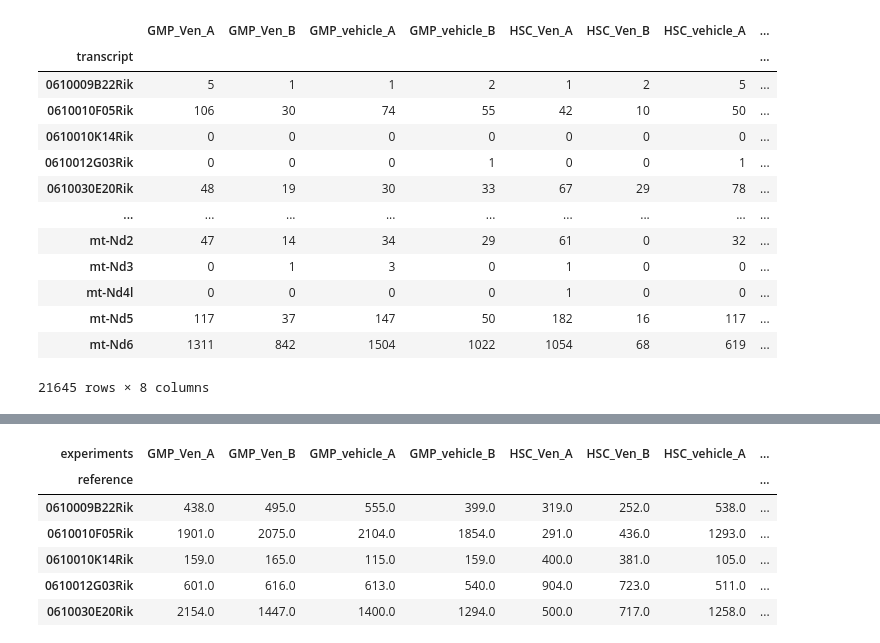
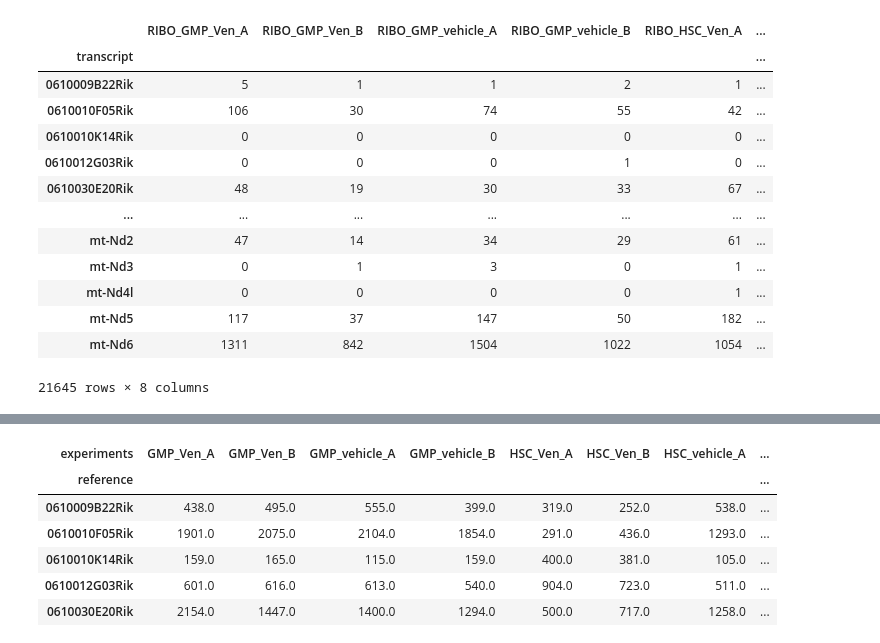
Before and after one commit to reikostachibana/riboseq, a Jupyter notebook: ribopy.ipynb, the cells around one changed output, grey strips where cells are left out. Drawn from its saved outputs; the diff is of its cells as text; code cells hidden in the pictures.

```diff
--- a/ribopy.ipynb
+++ b/ribopy.ipynb
@@ -8,3 +8,21 @@ from ribopy.core.get_gadgets import get_region_boundaries, get_reference_names
 # %%
 ribo_path   = "all.ribo"
 ribo_object = Ribo(ribo_path, alias = ribopy.api.alias.apris_human_alias)
+# %%
+# 21-mers
+lengths_filter_21 = {"GMP_Ven_A": [20, 29], "GMP_Ven_B": [20, 29], "GMP_vehicle_A": [20, 29], "GMP_vehicle_B": [20, 29],
+                     "HSC_Ven_A": [20, 30], "HSC_Ven_B": [20, 29], "HSC_vehicle_A": [20, 29], "HSC_vehicle_B": [20, 29]}
+for exp in ribo_object.experiments:
+    min_len, max_len = lengths_filter_21[exp]
+    ribo_counts_21 = ribo_object.get_region_counts(experiments=ribo_object.experiments,
+                                                   region_name="CDS",
+                                                   range_lower=min_len,
+                                                   range_upper=max_len,
+                                                   sum_references=False,
+                                                   alias=True)
+ribo_counts_21 = ribo_counts_21.sort_index(axis=0)
+ribo_counts_21.index = ribo_counts_21.index.str.replace(r'-\d+$', '', regex=True)
+ribo_counts_21 = ribo_counts_21.groupby(ribo_counts_21.index).sum()
+ribo_counts_21 = ribo_counts_21.rename(columns=lambda x: 'RIBO_' + x + '_21')
+ribo_counts_21
+# ribo_counts.sum()
@@ -11,30 +44,31 @@ ribo_object = Ribo(ribo_path, alias = ribopy.api.alias.apris_human_alias)
 # %%
 lengths_filter = {"GMP_Ven_A": [30, 38], "GMP_Ven_B": [26, 39], "GMP_vehicle_A": [29, 38], "GMP_vehicle_B": [29, 37],
                   "HSC_Ven_A": [30, 39], "HSC_Ven_B": [25, 39], "HSC_vehicle_A": [28, 37], "HSC_vehicle_B": [28, 37]}
 for exp in ribo_object.experiments:
     min_len, max_len = lengths_filter[exp]
     ribo_counts = ribo_object.get_region_counts(experiments=ribo_object.experiments,
                                                 region_name="CDS",
                                                 range_lower=min_len,
                                                 range_upper=max_len,
                                                 sum_references=False,
                                                 alias=True)
 ribo_counts = ribo_counts.sort_index(axis=0)
 ribo_counts.index = ribo_counts.index.str.replace(r'-\d+$', '', regex=True)
 ribo_counts = ribo_counts.groupby(ribo_counts.index).sum()
+ribo_counts = ribo_counts.rename(columns=lambda x: 'RIBO_' + x)
 ribo_counts
 # %% [output]
-|  | GMP_Ven_A | GMP_Ven_B | GMP_vehicle_A | GMP_vehicle_B | HSC_Ven_A | HSC_Ven_B | HSC_vehicle_A | ... |
-| transcript |  |  |  |  |  |  |  | ... |
-| 0610009B22Rik | 5 | 1 | 1 | 2 | 1 | 2 | 5 | ... |
-| 0610010F05Rik | 106 | 30 | 74 | 55 | 42 | 10 | 50 | ... |
-| 0610010K14Rik | 0 | 0 | 0 | 0 | 0 | 0 | 0 | ... |
-| 0610012G03Rik | 0 | 0 | 0 | 1 | 0 | 0 | 1 | ... |
-| 0610030E20Rik | 48 | 19 | 30 | 33 | 67 | 29 | 78 | ... |
-| ... | ... | ... | ... | ... | ... | ... | ... | ... |
-| mt-Nd2 | 47 | 14 | 34 | 29 | 61 | 0 | 32 | ... |
-| mt-Nd3 | 0 | 1 | 3 | 0 | 1 | 0 | 0 | ... |
-| mt-Nd4l | 0 | 0 | 0 | 0 | 1 | 0 | 0 | ... |
-| mt-Nd5 | 117 | 37 | 147 | 50 | 182 | 16 | 117 | ... |
-| mt-Nd6 | 1311 | 842 | 1504 | 1022 | 1054 | 68 | 619 | ... |
+|  | RIBO_GMP_Ven_A | RIBO_GMP_Ven_B | RIBO_GMP_vehicle_A | RIBO_GMP_vehicle_B | RIBO_HSC_Ven_A | ... |
+| transcript |  |  |  |  |  | ... |
+| 0610009B22Rik | 5 | 1 | 1 | 2 | 1 | ... |
+| 0610010F05Rik | 106 | 30 | 74 | 55 | 42 | ... |
+| 0610010K14Rik | 0 | 0 | 0 | 0 | 0 | ... |
+| 0610012G03Rik | 0 | 0 | 0 | 1 | 0 | ... |
+| 0610030E20Rik | 48 | 19 | 30 | 33 | 67 | ... |
+| ... | ... | ... | ... | ... | ... | ... |
+| mt-Nd2 | 47 | 14 | 34 | 29 | 61 | ... |
+| mt-Nd3 | 0 | 1 | 3 | 0 | 1 | ... |
+| mt-Nd4l | 0 | 0 | 0 | 0 | 1 | ... |
+| mt-Nd5 | 117 | 37 | 147 | 50 | 182 | ... |
+| mt-Nd6 | 1311 | 842 | 1504 | 1022 | 1054 | ... |
 21645 rows × 8 columns
```
Also changed, not shown: parts of 2 cells of this notebook, 1 other file.
